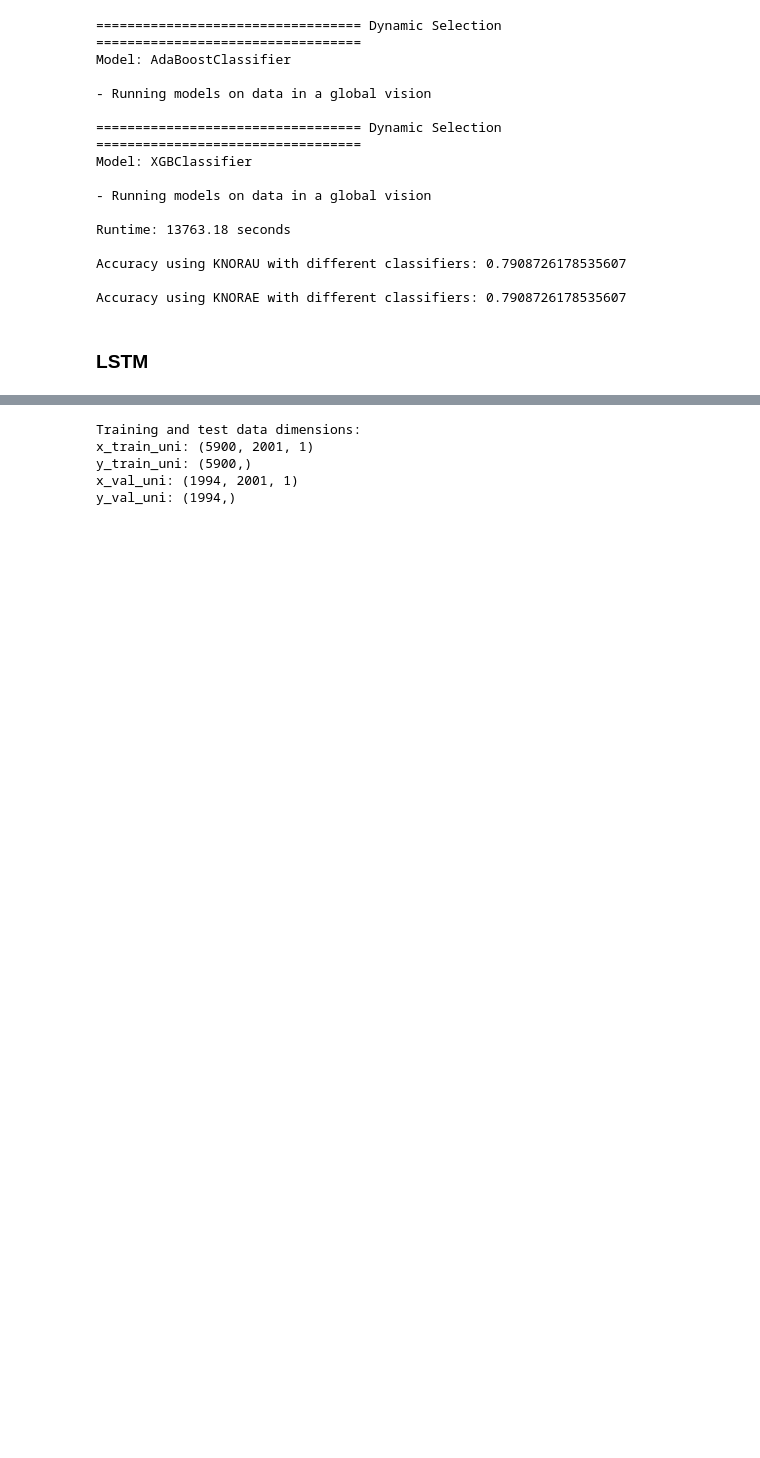
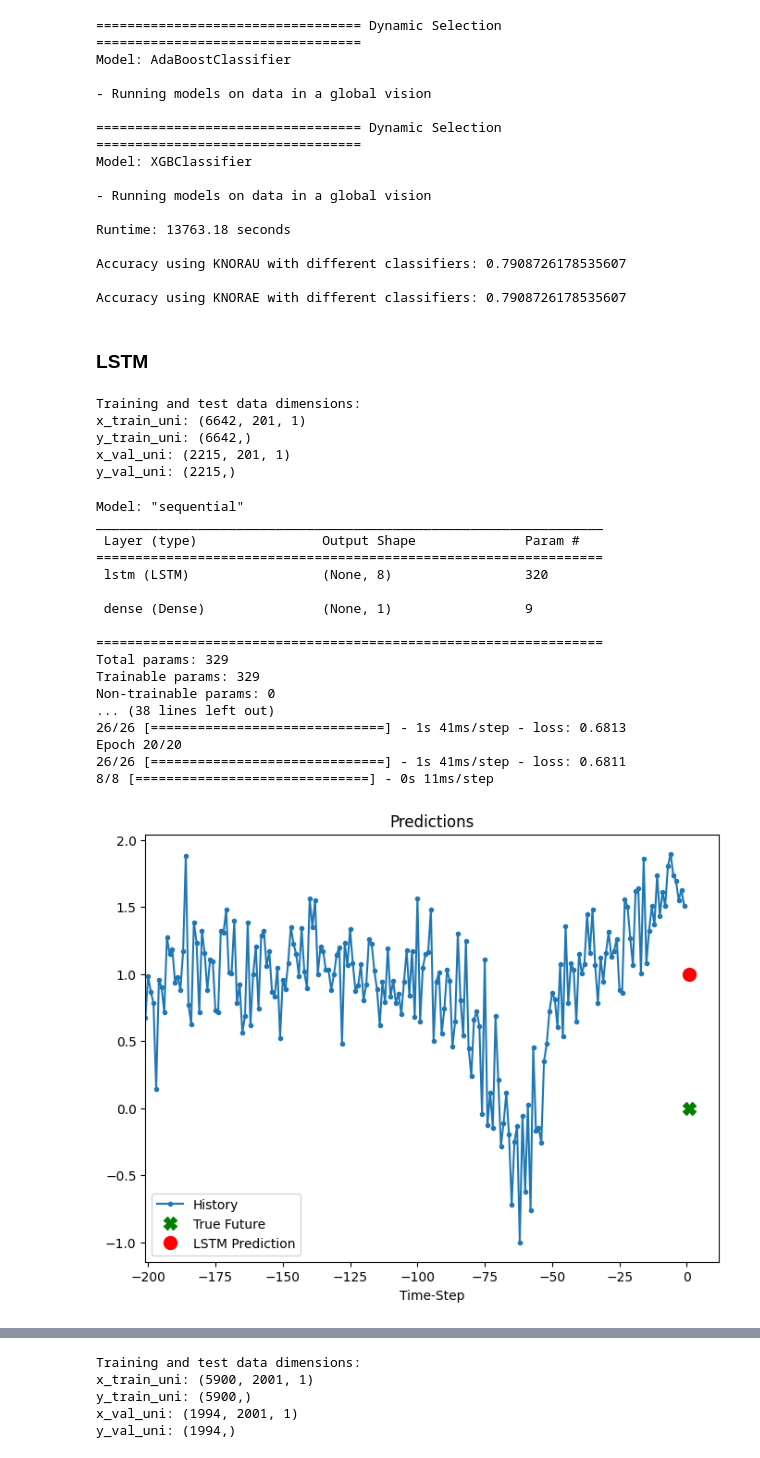
Before and after one commit to AlexCohenDambros/Exoplanet-Detection-Algorithm, a Jupyter notebook: machine_learning.ipynb, the cells around one changed output, grey strips where cells are left out. Saved outputs shown, nothing was run; the diff lists cells and outputs as text; code cells hidden in the pictures; blank space fills up the shorter version.

Commit message:
lstm local and global

```diff
--- a/machine_learning.ipynb
+++ b/machine_learning.ipynb
@@ -156,3 +156,47 @@ Accuracy using KNORAU with different classifiers: 0.7908726178535607
 Accuracy using KNORAE with different classifiers: 0.7908726178535607
 # %% [markdown]
 ### LSTM
+# %%
+# Local
+univariate_past_history = 201
+future = univariate_future_target = 1
+
+# Fitting the training and testing data with the new dimensions
+x_train_uni = X_train_local.values.reshape(-1, univariate_past_history, future)
+x_val_uni = X_test_local.values.reshape(-1, univariate_past_history, future)
+y_train_uni = y_train_local.values
+y_val_uni = y_test_local.values
+
+print("Training and test data dimensions:")
+print("x_train_uni:", x_train_uni.shape)
+print("y_train_uni:", y_train_uni.shape)
+print("x_val_uni:", x_val_uni.shape)
+print("y_val_uni:", y_val_uni.shape)
+# %% [output]
+Training and test data dimensions:
+x_train_uni: (6642, 201, 1)
+y_train_uni: (6642,)
+x_val_uni: (2215, 201, 1)
+y_val_uni: (2215,)
+# %%
+# Test LSTM data local
+models.method_LSTM(x_train_uni, y_train_uni, x_val_uni, y_val_uni, univariate_past_history, future)
+# %% [output]
+Model: "sequential"
+_________________________________________________________________
+ Layer (type)                Output Shape              Param #
+=================================================================
+ lstm (LSTM)                 (None, 8)                 320
+
+ dense (Dense)               (None, 1)                 9
+
+=================================================================
+Total params: 329
+Trainable params: 329
+Non-trainable params: 0
+... (38 lines left out)
+26/26 [==============================] - 1s 41ms/step - loss: 0.6813
+Epoch 20/20
+26/26 [==============================] - 1s 41ms/step - loss: 0.6811
+8/8 [==============================] - 0s 11ms/step
+[figure, added]
```
Also changed, not shown: parts of 3 cells of this notebook, 2 other files.
